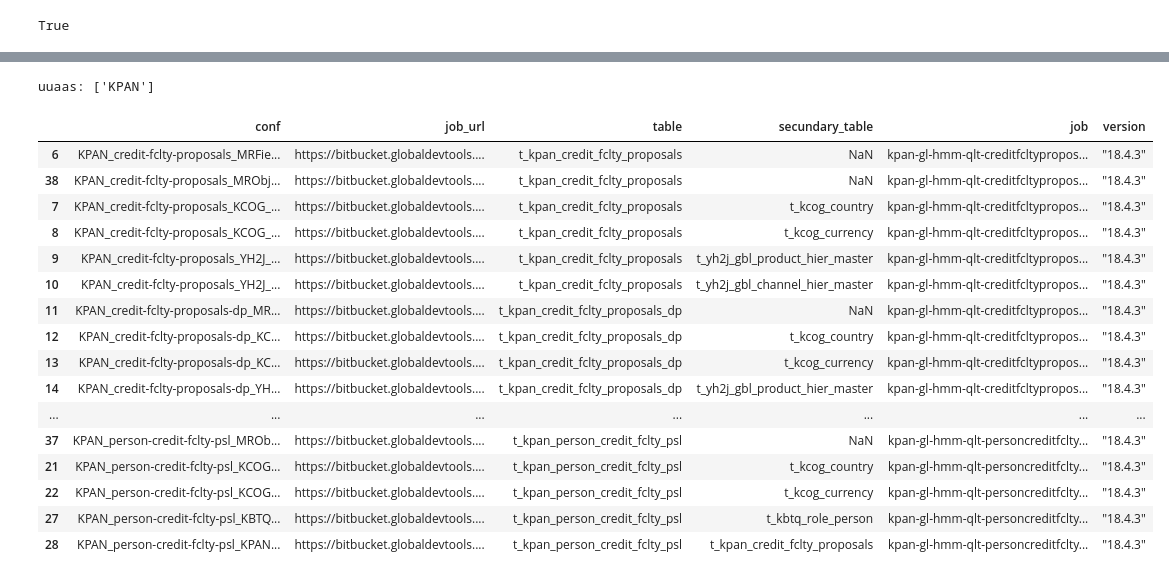
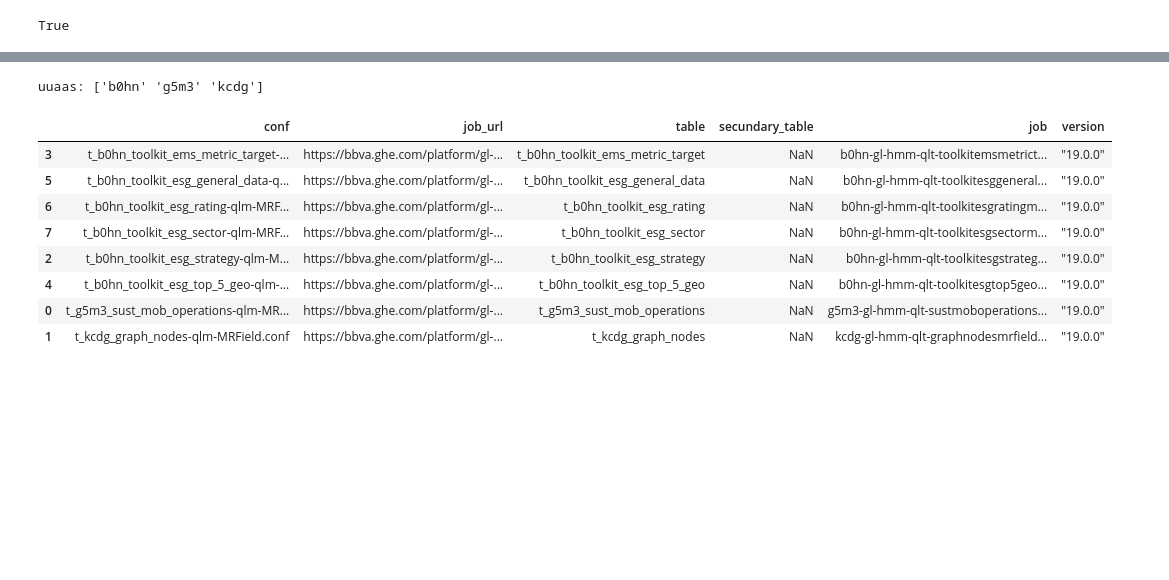
Before and after one commit to julenmontes/comprobacion_wip_JOBS, a Jupyter notebook: jobs_wip_conf_url_INTRAQ.ipynb, the cells around one changed output, grey strips where cells are left out. Drawn from its saved outputs; the diff is of its cells as text; code cells hidden in the pictures; blank space fills up the shorter version.

```diff
--- a/jobs_wip_conf_url_INTRAQ.ipynb
+++ b/jobs_wip_conf_url_INTRAQ.ipynb
@@ -272,5 +266,5 @@ print(wip['len_unique_id'].max())
 # %%
-wip_confs = wip.sort_values(by='version_simple',ascending=False)[['implantation','conf','ConfigURL','Extralibs','NombreJob','version','version_simple']]
+wip_confs = wip.sort_values(by='version_simple',ascending=False)[['implantation','conf','ConfigURL','Extralibs','NombreJob','version','version_simple','ua']]
 
 wip_confs['Extralibs'] = np.where(
     wip_confs['conf'].duplicated(keep=False),
@@ -286,7 +280,7 @@ wip_confs['NombreJobFinal'] = np.where(
     wip_confs['NombreJob'] + '01'
     )
 wip_confs = wip_confs.drop(columns=['NombreJob'])
-wip_confs['UA'] = wip_confs['conf'].str[:4].str.lower()
+wip_confs['UA'] = wip_confs['ua'].str.lower()
 wip_confs['len_NombreJobFinal'] = wip_confs.NombreJobFinal.str.len()
 
 if not UUAAs:
@@ -332,12 +318,12 @@ print(wip_confs['len_NombreJobFinal'].max())
 Revisamos ramas de cada directorio y creamos directorios
 # %%
 #Revisamos rama de cada directorio
-ruta_confs = "C:/Users/O005820/Documents/repositorios/GDH_c360_hammurabi_UUAAs/{}/glgldh360gloqlt/"
+ruta_confs = "C:/Users/O005820/Documents/repositorios/GDH_c360_hammurabi_UUAAs_GITHUB/{}/gl-cs-360-gdh-qlt-{}/"
 ramas = []
 print(UUAAs)
 for UA in UUAAs:
     print('- ',UA)
-    ruta_ua = ruta_confs.format(UA)
+    ruta_ua = ruta_confs.format(UA,UA)
     git = 'git -C {0} rev-parse --abbrev-ref HEAD'.format(ruta_ua)
     rama = str(os.popen(git).read()).strip()
     ramas.append(rama)
@@ -357,15 +347,14 @@ ramas unicas (siempre debemos actuar sobre una)
 # %%
 #Reseteamos directorios (eliminamos y volvemos a crear)
-ruta_confs = "C:/Users/O005820/Documents/repositorios/GDH_c360_hammurabi_UUAAs/{}/glgldh360gloqlt/"
+ruta_confs = "C:/Users/O005820/Documents/repositorios/GDH_c360_hammurabi_UUAAs_GITHUB/{}/gl-cs-360-gdh-qlt-{}/"
 geo_ruta_dict = {
     'europa': '01',
-    'america':'02',
     'america-ada':'02'
     }
 print(UUAAs)
 for UA in UUAAs:
     print(UA)
-    ruta_ua = ruta_confs.format(UA)
+    ruta_ua = ruta_confs.format(UA,UA)
     shutil.rmtree(ruta_ua+'/hammurabi/jobs/')
     for geo_ruta in geo_ruta_dict.keys():
         os.makedirs(ruta_ua+'/hammurabi/jobs/'+geo_ruta)
@@ -562,7 +554,8 @@ UUAAs SI afectadas:
 conf_url_NEW = pd.DataFrame(conf_job_dict.items(), columns=['conf', 'job_url']).merge(wip[['table','secundary_table','conf']].drop_duplicates(subset='conf').dropna(subset=['table','conf']),how='left',on='conf')
 conf_url_NEW['job'] = conf_url_NEW.job_url.apply(lambda x: x.split('/')[-1])
 conf_url_NEW['job'] = conf_url_NEW.job.apply(lambda x: x.split('?')[0])
-conf_url_NEW['version'] = conf_url_NEW.job_url.str[-6:]
+# conf_url_NEW['version'] = conf_url_NEW.job_url.str[-6:]
+conf_url_NEW['version'] = conf_url_NEW.job_url.apply(lambda x:str(x).split('/blob/')[2].split('/hammurabi/')[0])
 conf_url = pd.concat([conf_url_OLD,conf_url_NEW],axis=0)
 conf_url['version'] = '"' + conf_url['version'].str.replace('"','') + '"'
 conf_url['type'] = conf_url.conf.str.extract(r'_(.{6,8}).conf').replace({'MRField':1, 'MRObject':2, 'MMRule':3})
@@ -587,27 +580,19 @@ conf_url
 # %%
-version = '"18.4.3"'
-print('uuaas:',conf_url[conf_url.version == version].conf.str[:4].unique())
+version = '"19.0.0"'
+print('uuaas:',conf_url[conf_url.version == version].job.str[:4].unique())
 conf_url_version = conf_url[conf_url.version == version]
 conf_url_version
 # %% [output]
-uuaas: ['KPAN']
+uuaas: ['b0hn' 'g5m3' 'kcdg']
 |  | conf | job_url | table | secundary_table | job | version |
-| 6 | KPAN_credit-fclty-proposals_MRFie... | https://bitbucket.globaldevtools.... | t_kpan_credit_fclty_proposals | NaN | kpan-gl-hmm-qlt-creditfcltypropos... | "18.4.3" |
-| 38 | KPAN_credit-fclty-proposals_MRObj... | https://bitbucket.globaldevtools.... | t_kpan_credit_fclty_proposals | NaN | kpan-gl-hmm-qlt-creditfcltypropos... | "18.4.3" |
-| 7 | KPAN_credit-fclty-proposals_KCOG_... | https://bitbucket.globaldevtools.... | t_kpan_credit_fclty_proposals | t_kcog_country | kpan-gl-hmm-qlt-creditfcltypropos... | "18.4.3" |
-| 8 | KPAN_credit-fclty-proposals_KCOG_... | https://bitbucket.globaldevtools.... | t_kpan_credit_fclty_proposals | t_kcog_currency | kpan-gl-hmm-qlt-creditfcltypropos... | "18.4.3" |
-| 9 | KPAN_credit-fclty-proposals_YH2J_... | https://bitbucket.globaldevtools.... | t_kpan_credit_fclty_proposals | t_yh2j_gbl_product_hier_master | kpan-gl-hmm-qlt-creditfcltypropos... | "18.4.3" |
-| 10 | KPAN_credit-fclty-proposals_YH2J_... | https://bitbucket.globaldevtools.... | t_kpan_credit_fclty_proposals | t_yh2j_gbl_channel_hier_master | kpan-gl-hmm-qlt-creditfcltypropos... | "18.4.3" |
-| 11 | KPAN_credit-fclty-proposals-dp_MR... | https://bitbucket.globaldevtools.... | t_kpan_credit_fclty_proposals_dp | NaN | kpan-gl-hmm-qlt-creditfcltypropos... | "18.4.3" |
-| 12 | KPAN_credit-fclty-proposals-dp_KC... | https://bitbucket.globaldevtools.... | t_kpan_credit_fclty_proposals_dp | t_kcog_country | kpan-gl-hmm-qlt-creditfcltypropos... | "18.4.3" |
-| 13 | KPAN_credit-fclty-proposals-dp_KC... | https://bitbucket.globaldevtools.... | t_kpan_credit_fclty_proposals_dp | t_kcog_currency | kpan-gl-hmm-qlt-creditfcltypropos... | "18.4.3" |
-| 14 | KPAN_credit-fclty-proposals-dp_YH... | https://bitbucket.globaldevtools.... | t_kpan_credit_fclty_proposals_dp | t_yh2j_gbl_product_hier_master | kpan-gl-hmm-qlt-creditfcltypropos... | "18.4.3" |
-| ... | ... | ... | ... | ... | ... | ... |
-| 37 | KPAN_person-credit-fclty-psl_MROb... | https://bitbucket.globaldevtools.... | t_kpan_person_credit_fclty_psl | NaN | kpan-gl-hmm-qlt-personcreditfclty... | "18.4.3" |
-| 21 | KPAN_person-credit-fclty-psl_KCOG... | https://bitbucket.globaldevtools.... | t_kpan_person_credit_fclty_psl | t_kcog_country | kpan-gl-hmm-qlt-personcreditfclty... | "18.4.3" |
-| 22 | KPAN_person-credit-fclty-psl_KCOG... | https://bitbucket.globaldevtools.... | t_kpan_person_credit_fclty_psl | t_kcog_currency | kpan-gl-hmm-qlt-personcreditfclty... | "18.4.3" |
-| 27 | KPAN_person-credit-fclty-psl_KBTQ... | https://bitbucket.globaldevtools.... | t_kpan_person_credit_fclty_psl | t_kbtq_role_person | kpan-gl-hmm-qlt-personcreditfclty... | "18.4.3" |
-| 28 | KPAN_person-credit-fclty-psl_KPAN... | https://bitbucket.globaldevtools.... | t_kpan_person_credit_fclty_psl | t_kpan_credit_fclty_proposals | kpan-gl-hmm-qlt-personcreditfclty... | "18.4.3" |
+| 3 | t_b0hn_toolkit_ems_metric_target-... | https://bbva.ghe.com/platform/gl-... | t_b0hn_toolkit_ems_metric_target | NaN | b0hn-gl-hmm-qlt-toolkitemsmetrict... | "19.0.0" |
+| 5 | t_b0hn_toolkit_esg_general_data-q... | https://bbva.ghe.com/platform/gl-... | t_b0hn_toolkit_esg_general_data | NaN | b0hn-gl-hmm-qlt-toolkitesggeneral... | "19.0.0" |
+| 6 | t_b0hn_toolkit_esg_rating-qlm-MRF... | https://bbva.ghe.com/platform/gl-... | t_b0hn_toolkit_esg_rating | NaN | b0hn-gl-hmm-qlt-toolkitesgratingm... | "19.0.0" |
+| 7 | t_b0hn_toolkit_esg_sector-qlm-MRF... | https://bbva.ghe.com/platform/gl-... | t_b0hn_toolkit_esg_sector | NaN | b0hn-gl-hmm-qlt-toolkitesgsectorm... | "19.0.0" |
+| 2 | t_b0hn_toolkit_esg_strategy-qlm-M... | https://bbva.ghe.com/platform/gl-... | t_b0hn_toolkit_esg_strategy | NaN | b0hn-gl-hmm-qlt-toolkitesgstrateg... | "19.0.0" |
+| 4 | t_b0hn_toolkit_esg_top_5_geo-qlm-... | https://bbva.ghe.com/platform/gl-... | t_b0hn_toolkit_esg_top_5_geo | NaN | b0hn-gl-hmm-qlt-toolkitesgtop5geo... | "19.0.0" |
+| 0 | t_g5m3_sust_mob_operations-qlm-MR... | https://bbva.ghe.com/platform/gl-... | t_g5m3_sust_mob_operations | NaN | g5m3-gl-hmm-qlt-sustmoboperations... | "19.0.0" |
+| 1 | t_kcdg_graph_nodes-qlm-MRField.conf | https://bbva.ghe.com/platform/gl-... | t_kcdg_graph_nodes | NaN | kcdg-gl-hmm-qlt-graphnodesmrfield... | "19.0.0" |
 # %%
 print("versión de subida de jobs:")
 print("\n- todos:")
```
Also changed, not shown: parts of 20 cells of this notebook, 10 other files.
